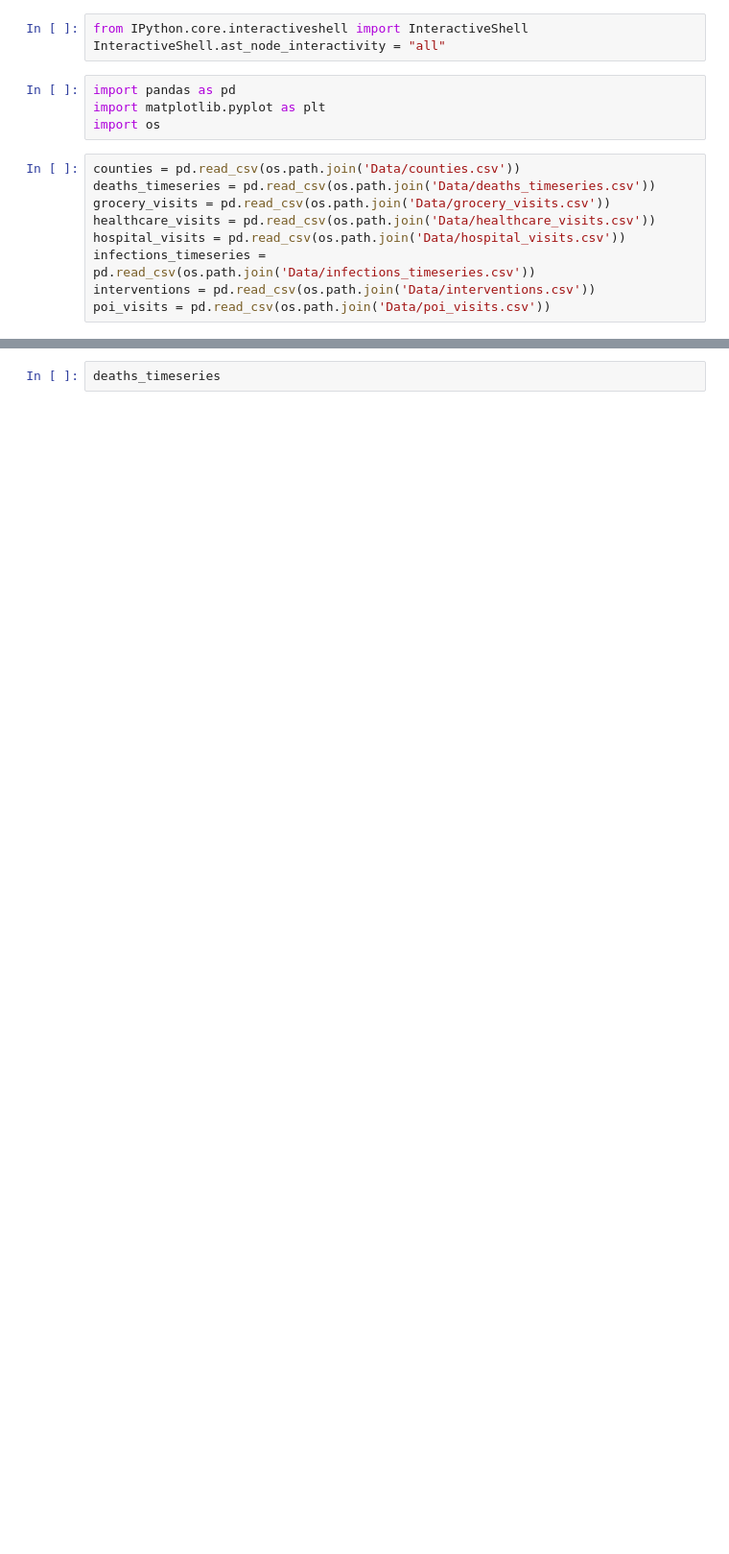
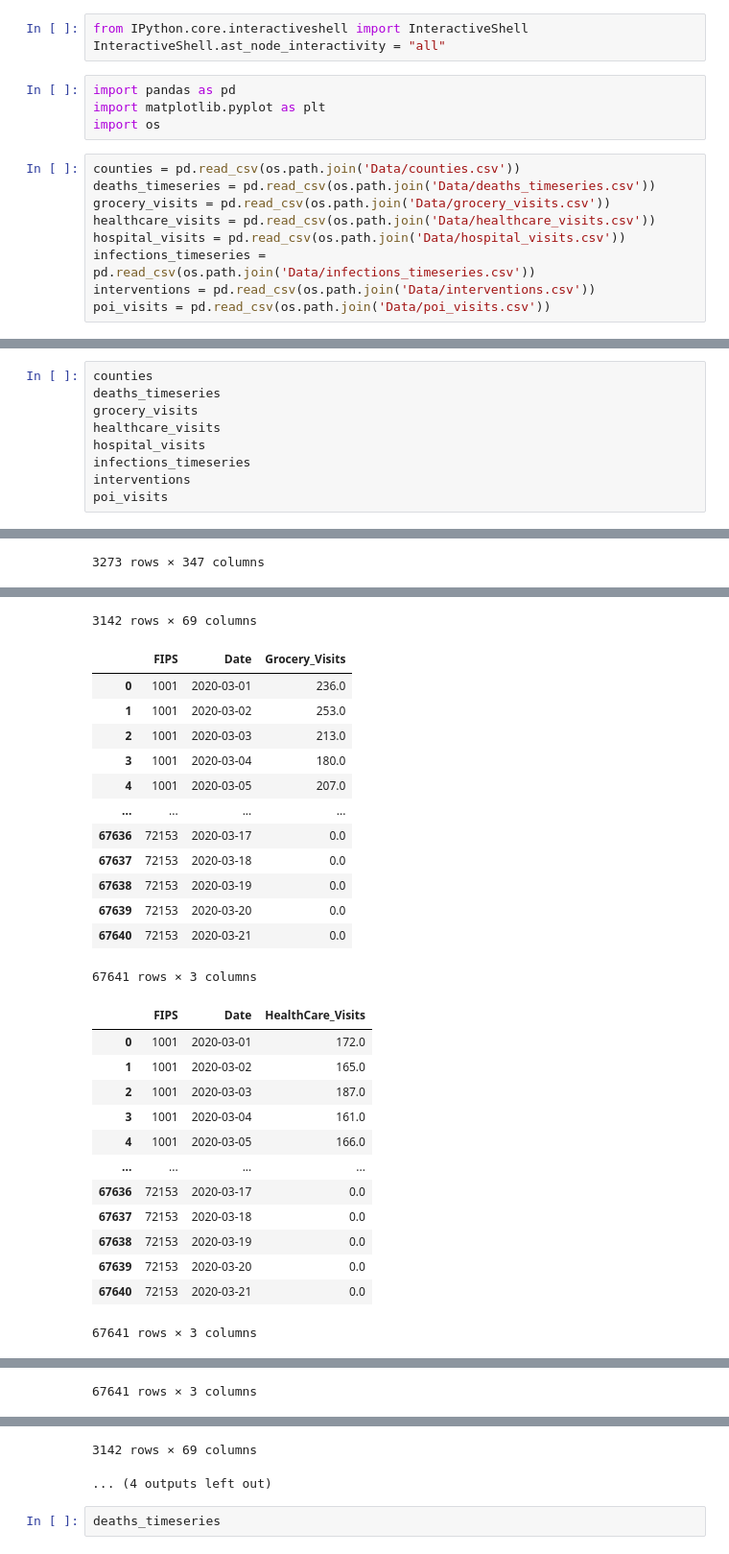
Before and after one commit to joaomviegas/5th-edition, a Jupyter notebook: Data Wrangling/Data Wrangling - Hackathon/Hackathon_data_wrangling.ipynb, the cells around one changed output, grey strips where cells are left out. Shown at 96% size. Drawn from its saved outputs; the diff is of its cells as text; blank space fills up the shorter version.

```diff
--- a/Data Wrangling/Data Wrangling - Hackathon/Hackathon_data_wrangling.ipynb
+++ b/Data Wrangling/Data Wrangling - Hackathon/Hackathon_data_wrangling.ipynb
@@ -139,0 +51,10 @@ poi_df
+# %%
+counties
+deaths_timeseries
+grocery_visits
+healthcare_visits
+hospital_visits
+infections_timeseries
+interventions
+poi_visits
+# %% [output]
@@ -139,0 +73 @@ poi_df
+3273 rows × 347 columns
@@ -139,0 +86,27 @@ poi_df
+3142 rows × 69 columns
+|  | FIPS | Date | Grocery_Visits |
+| 0 | 1001 | 2020-03-01 | 236.0 |
+| 1 | 1001 | 2020-03-02 | 253.0 |
+| 2 | 1001 | 2020-03-03 | 213.0 |
+| 3 | 1001 | 2020-03-04 | 180.0 |
+| 4 | 1001 | 2020-03-05 | 207.0 |
+| ... | ... | ... | ... |
+| 67636 | 72153 | 2020-03-17 | 0.0 |
+| 67637 | 72153 | 2020-03-18 | 0.0 |
+| 67638 | 72153 | 2020-03-19 | 0.0 |
+| 67639 | 72153 | 2020-03-20 | 0.0 |
+| 67640 | 72153 | 2020-03-21 | 0.0 |
+67641 rows × 3 columns
+|  | FIPS | Date | HealthCare_Visits |
+| 0 | 1001 | 2020-03-01 | 172.0 |
+| 1 | 1001 | 2020-03-02 | 165.0 |
+| 2 | 1001 | 2020-03-03 | 187.0 |
+| 3 | 1001 | 2020-03-04 | 161.0 |
+| 4 | 1001 | 2020-03-05 | 166.0 |
+| ... | ... | ... | ... |
+| 67636 | 72153 | 2020-03-17 | 0.0 |
+| 67637 | 72153 | 2020-03-18 | 0.0 |
+| 67638 | 72153 | 2020-03-19 | 0.0 |
+| 67639 | 72153 | 2020-03-20 | 0.0 |
+| 67640 | 72153 | 2020-03-21 | 0.0 |
+67641 rows × 3 columns
@@ -139,0 +125 @@ poi_df
+67641 rows × 3 columns
@@ -140,3 +138,5 @@ poi_df
+3142 rows × 69 columns
+... (4 outputs left out)
 # %%
 deaths_timeseries
 # %% [output]
```
Also changed, not shown: parts of 6 cells of this notebook.
